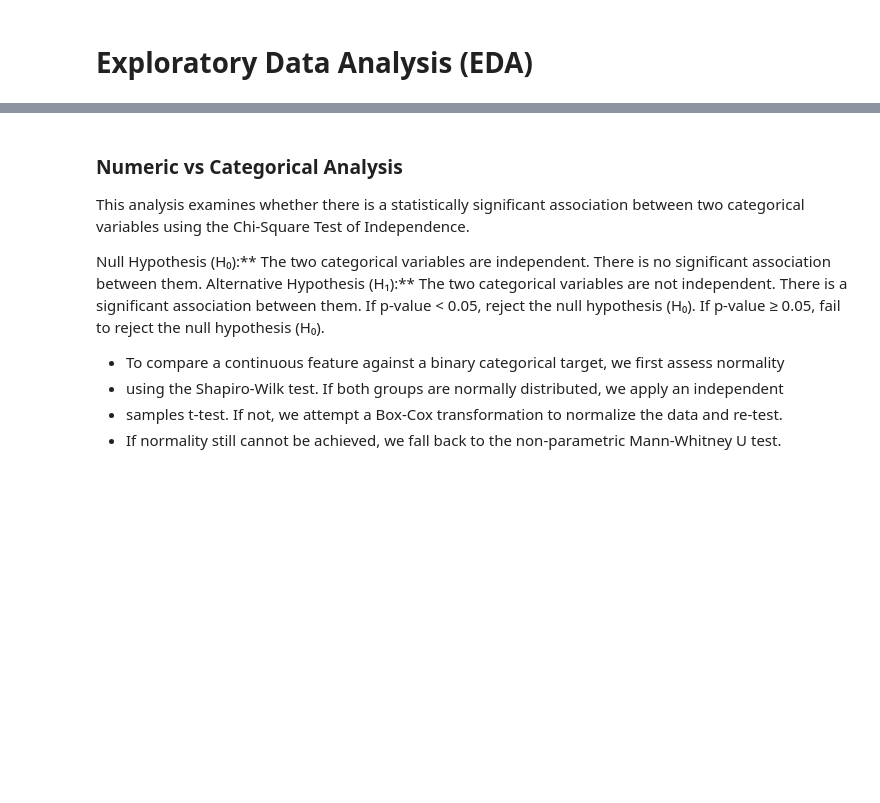
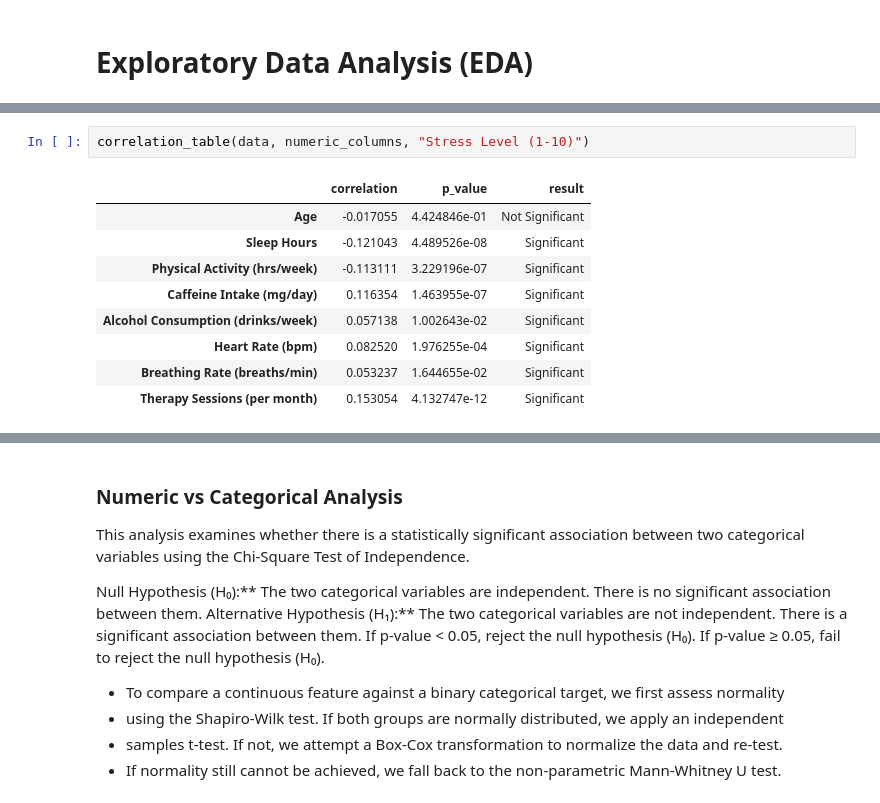
Before and after one commit to sabzparto/BC-mini-project, a Jupyter notebook: pre+visual.ipynb, the cells around one changed output, grey strips where cells are left out. Cells and saved outputs as stored; diff of their text form; blank space fills up the shorter version.

```diff
--- a/pre+visual.ipynb
+++ b/pre+visual.ipynb
@@ -1412,0 +1539,12 @@ numeric_vs_categorical_plot(data, 'Stress_Coping_Ratio')
+# %%
+correlation_table(data, numeric_columns, "Stress Level (1-10)")
+# %% [output]
+|  | correlation | p_value | result |
+| Age | -0.017055 | 4.424846e-01 | Not Significant |
+| Sleep Hours | -0.121043 | 4.489526e-08 | Significant |
+| Physical Activity (hrs/week) | -0.113111 | 3.229196e-07 | Significant |
+| Caffeine Intake (mg/day) | 0.116354 | 1.463955e-07 | Significant |
+| Alcohol Consumption (drinks/week) | 0.057138 | 1.002643e-02 | Significant |
+| Heart Rate (bpm) | 0.082520 | 1.976255e-04 | Significant |
+| Breathing Rate (breaths/min) | 0.053237 | 1.644655e-02 | Significant |
+| Therapy Sessions (per month) | 0.153054 | 4.132747e-12 | Significant |
```
Also changed, not shown: parts of 30 cells of this notebook.
